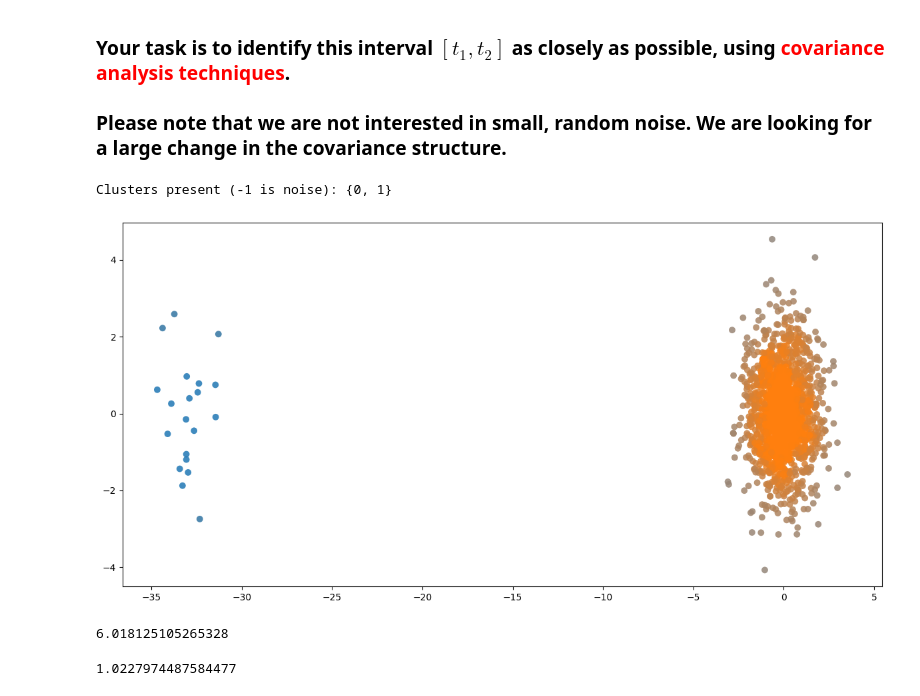
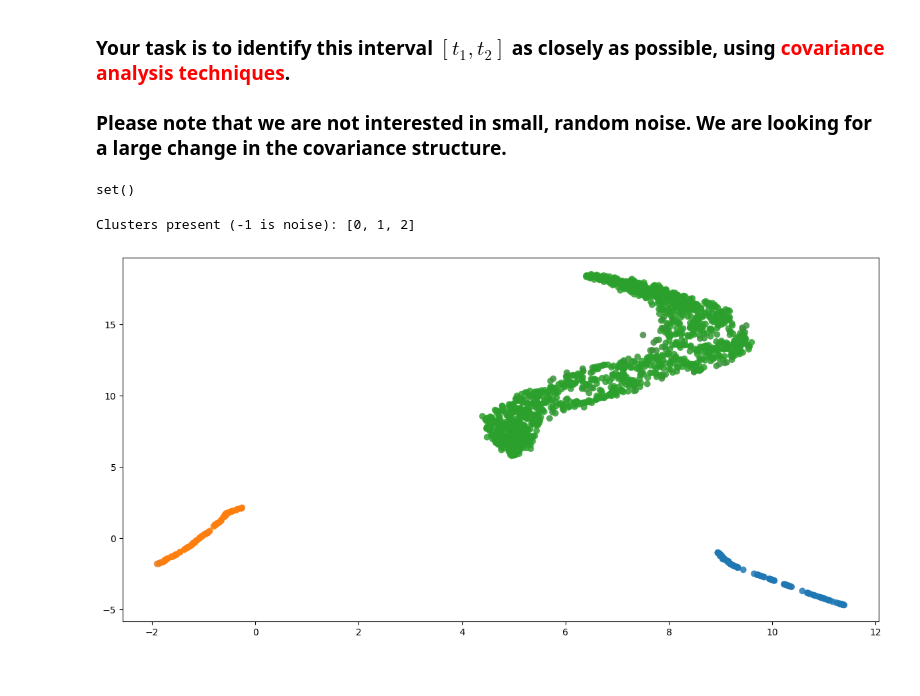
Before and after one commit to ostapenkovs/ieor-4500-apps-prog, a Jupyter notebook: hw3/hw3.ipynb, the cells around one changed output. Cells and saved outputs as stored; diff of their text form; code cells hidden in the pictures.

Commit message:
umap + hdbscan

```diff
--- a/hw3/hw3.ipynb
+++ b/hw3/hw3.ipynb
@@ -31,3 +16,16 @@ X[t1:t2, :] = np.random.normal(loc=6, scale=1, size=(t2-t1, p))
+# %%
+# real data
+df = pd.read_csv('./data/polluteddeltas2.csv', header=None)
+df = df.iloc[:, 2:]
+
+X = df.values
+n, p = X.shape
+
+# fake simulation
+# n, p = 1500, 30
+# X = np.random.normal(loc=0, scale=1, size=(n, p))
+# t1, t2 = 10, 30
+# X[t1:t2, :] = np.random.normal(loc=6, scale=1, size=(t2-t1, p))
 # %%
 c = X - X.mean(axis=0)
 cov = (c.T @ c) / (n-1)
@@ -45,5 +43,25 @@ cov = (c.T @ c) / (n-1)
 ### Your task is to identify this interval $[t_1, t_2]$ as closely as possible, using <font color = "red">covariance analysis techniques</font>.
 ### Please note that we are not interested in small, random noise.  We are looking for a large change in the covariance structure.
 # %%
-vals, vecs = eigsh(cov, k=2, which='LA')
-vals, vecs = vals[::-1], np.flip(vecs, axis=1)
+k = 2
+n_neigh, min_clust = 30, 15
+use_pca = False
+
+Y = None
+metric = 'euclidean' if k <= 2 else 'canberra'
+if use_pca:
+    vals, vecs = eigsh(cov, k=k, which='LA') # pulling out k largest eigenvalues and associated eigenvectors
+    vals, vecs = vals[::-1], np.flip(vecs, axis=1) # sorting by largest to smallest
+    Y = X.dot(vecs) # projecting old data using the eigenvectors
+else:
+    reducer = umap.UMAP(n_neighbors=n_neigh, n_components=k, metric=metric, init='spectral', verbose=False)
+    Y = reducer.fit_transform(X)
+
+# take cluster size minimum to be 1% of n=1500, for example
+clust = hdbscan.HDBSCAN(min_cluster_size=min_clust, metric=metric).fit(Y)
+assgn, probs = clust.labels_, clust.probabilities_
+
+df2 = pd.DataFrame(Y, columns=[f'PC{i}' if use_pca else f'UMAP{i}' for i in range(1, k+1)])
+df2['cluster'], df2['cluster_probability'] = assgn, probs
+
+polluted_clusters = df2['cluster'].value_counts(ascending=True).index.tolist()[:-1]
@@ -52,27 +68,25 @@ Y = X.dot(vecs)
+# %%
+polluted_indices_empirical = set(df2[df2['cluster'].isin(polluted_clusters)].index.tolist())
+polluted_indices_guess = set(list(range(800, 1001)))
+
+polluted_indices_empirical.difference(polluted_indices_guess)
+# %% [output]
+set()
 # %%
-clust = hdbscan.HDBSCAN(min_cluster_size=15).fit(Y)
-assgn, probs = clust.labels_, clust.probabilities_
+# VISUALIZATION CODE ONLY MAKES SENSE FOR K = 2 (CAN ONLY GRAPH IN 2 DIMENSIONS)
 unq_assgn = set(assgn)
-print('Clusters present (-1 is noise):', unq_assgn)
+print('Clusters present (-1 is noise):', sorted(unq_assgn))
 
 color_palette = sns.color_palette('tab10', len(unq_assgn) - (1 if -1 in unq_assgn else 0))
 cluster_colors = [color_palette[x] if x >= 0 else (0.5, 0.5, 0.5) for x in assgn]
 cluster_member_colors = [sns.desaturate(x, p) for x, p in zip(cluster_colors, probs)]
 
 fig, ax = plt.subplots(1, 1, figsize=(12, 6))
 
 ax.scatter(x=Y[:, 0], y=Y[:, 1], c=cluster_member_colors, s=50, linewidth=0, alpha=0.85)
 
 plt.tight_layout()
 plt.show()
 # %% [output]
-Clusters present (-1 is noise): {0, 1}
+Clusters present (-1 is noise): [0, 1, 2]
-[figure, old version]
+[figure, new version]
-# %%
-X[assgn == 0, :].mean()
-# %% [output]
-6.018125105265328
-# %%
-X[assgn == 0, :].std()
-# %% [output]
-1.0227974487584477
```
Also changed, not shown: parts of 5 cells of this notebook, 1 other file.
